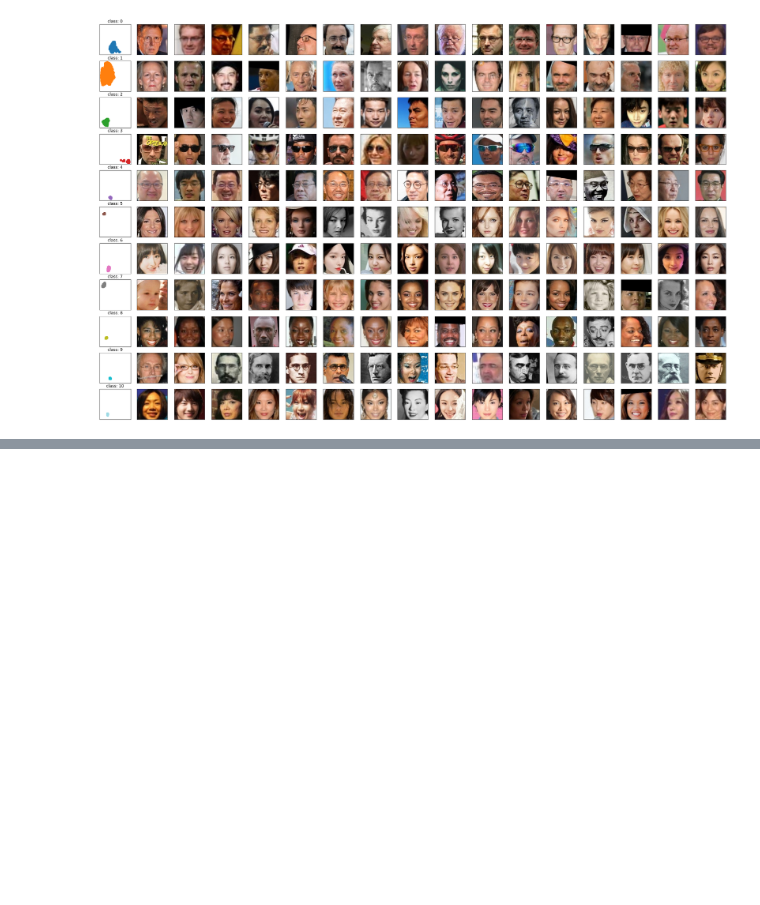
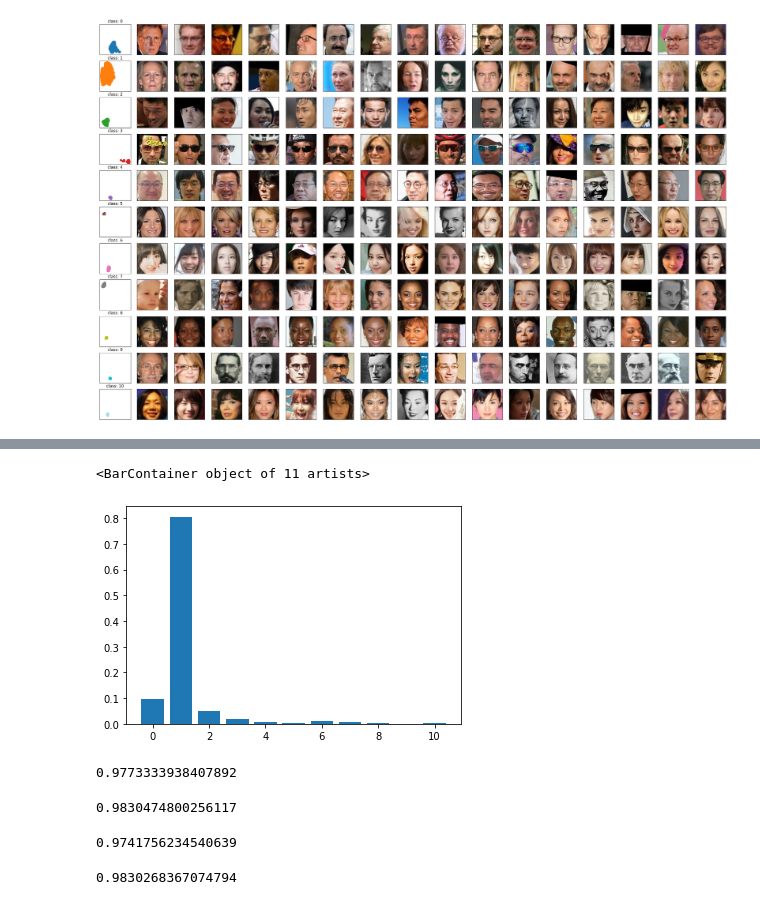
Before and after one commit to NTech-Lab/dl-tsne, a Jupyter notebook: notebooks/tsne+clustering.ipynb, the cells around one changed output, grey strips where cells are left out. Saved outputs shown, nothing was run; the diff lists cells and outputs as text; code cells hidden in the pictures; blank space fills up the shorter version.

```diff
--- a/notebooks/tsne+clustering.ipynb
+++ b/notebooks/tsne+clustering.ipynb
@@ -143,0 +147,4 @@ display_clusters(y, alpha=0.0011)
+# %%
+cluster_model = LogisticRegressionCV(n_jobs=-1, max_iter=1000)
+# %%
+cluster_model.fit(prefacen, y)
@@ -143,0 +178,23 @@ display_clusters(y, alpha=0.0011)
+# %%
+clust, counts = np.unique(y, return_counts=True)
+fractions = counts / len(y)
+plt.bar(clust, fractions)
+# %% [output]
+<BarContainer object of 11 artists>
+[figure, added]
+# %%
+sklearn.metrics.roc_auc_score(y, score, multi_class="ovo")
+# %% [output]
+0.9773333938407892
+# %%
+sklearn.metrics.roc_auc_score(y, score, multi_class="ovr")
+# %% [output]
+0.9830474800256117
+# %%
+sklearn.metrics.roc_auc_score(y, score, multi_class="ovo", average="weighted")
+# %% [output]
+0.9741756234540639
+# %%
+sklearn.metrics.roc_auc_score(y, score, multi_class="ovr", average="weighted")
+# %% [output]
+0.9830268367074794
```
Also changed, not shown: parts of 10 cells of this notebook, 2 other files.
